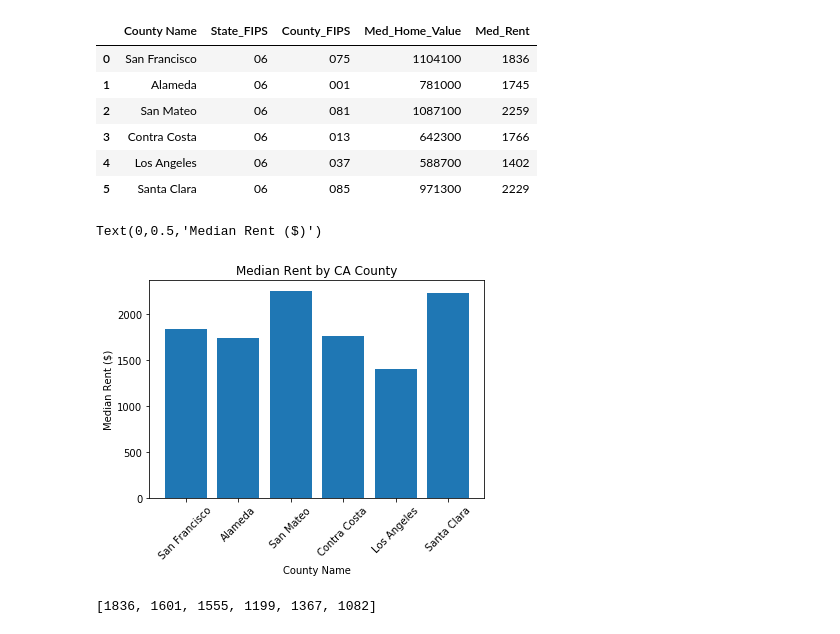
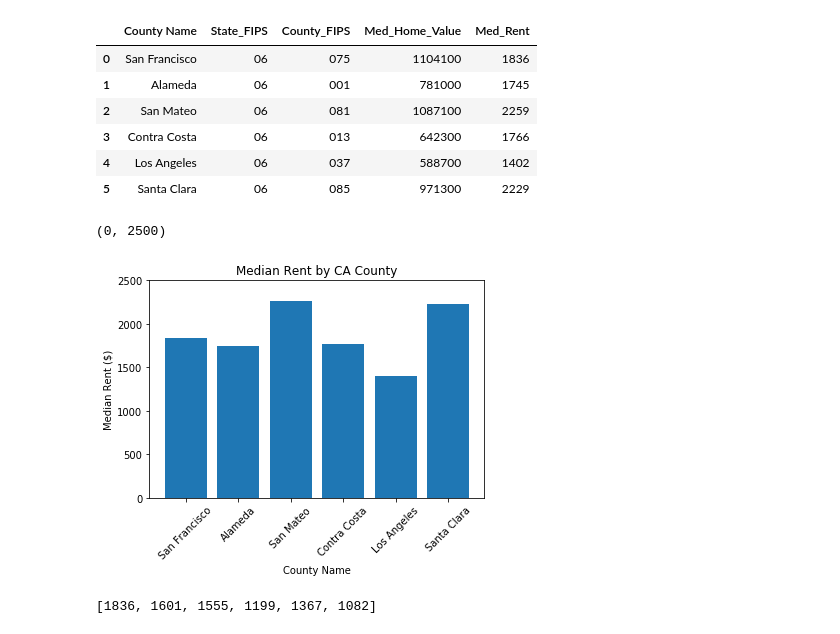
Before and after one commit to vanessaoakes/Escape-the-Bay, a Jupyter notebook: Census Housing API.ipynb, the cells around one changed output. Cells and saved outputs as stored; diff of their text form; code cells hidden in the pictures.

```diff
--- a/Census Housing API.ipynb
+++ b/Census Housing API.ipynb
@@ -149,15 +153,16 @@ in_ca_df
 # %%
 x_axis = np.arange(len(ca_cty_name))
 tick_locations = [x for x in x_axis]
 plt.bar(x_axis, ca_med_rent)
 plt.xticks(tick_locations, ca_cty_name, rotation=45)
 
 plt.title("Median Rent by CA County")
 plt.xlabel("County Name")
 plt.ylabel("Median Rent ($)")
+plt.ylim(0, 2500)
 # %% [output]
-Text(0,0.5,'Median Rent ($)')
+(0, 2500)
-[figure, old version]
+[figure, new version]
 # %%
 non_ca_med_rent = []
 med_rent_var = "DP04_0134E"
```
Also changed, not shown: parts of 6 cells of this notebook.
